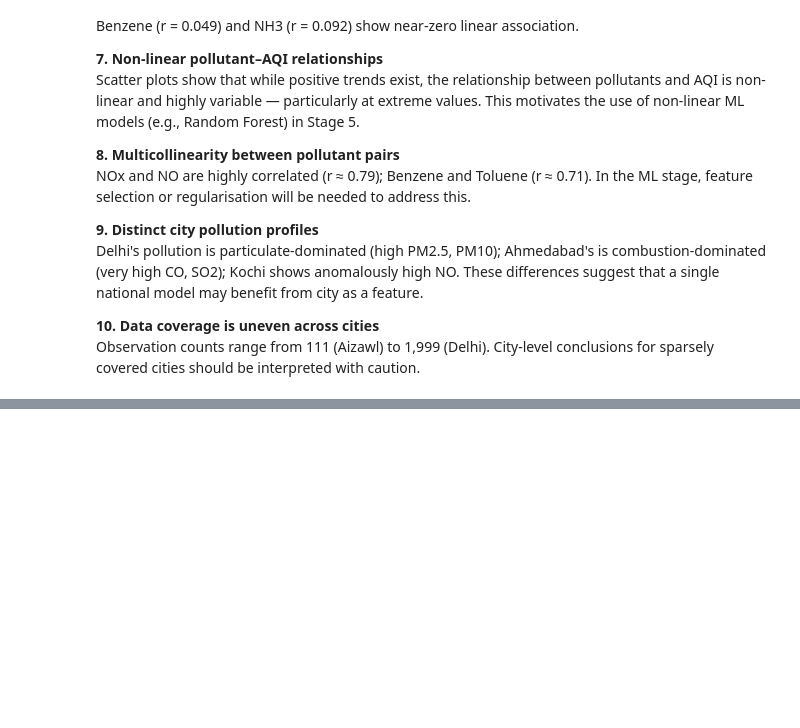
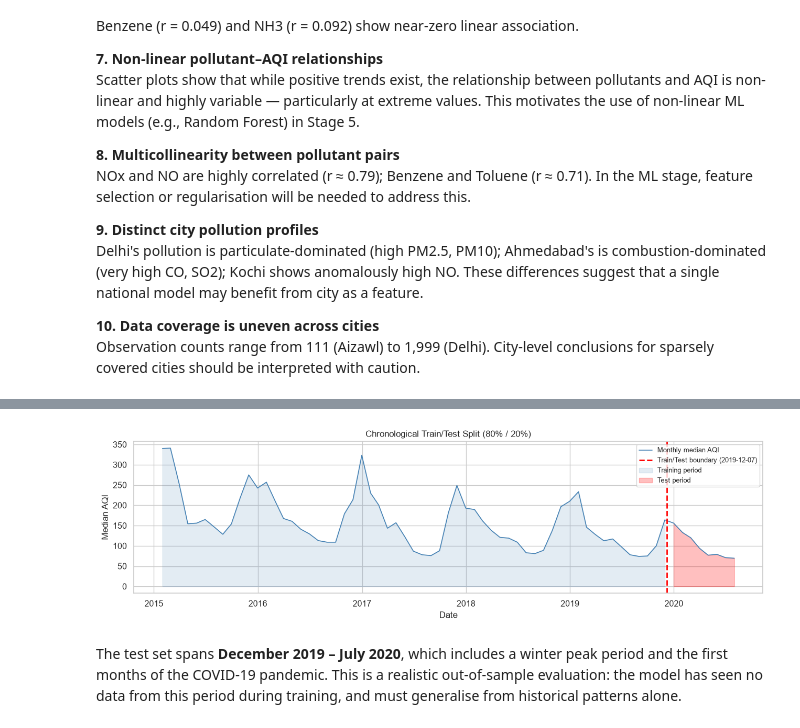
Before and after one commit to jaikishan1234/air-quality-analytics, a Jupyter notebook: notebooks/JaikishanNayak_AirQualityAnalytics.ipynb, the cells around one changed output, grey strips where cells are left out. Saved outputs shown, nothing was run; the diff lists cells and outputs as text; code cells hidden in the pictures; blank space fills up the shorter version.

```diff
--- a/notebooks/JaikishanNayak_AirQualityAnalytics.ipynb
+++ b/notebooks/JaikishanNayak_AirQualityAnalytics.ipynb
@@ -1706,0 +1732,19 @@ Observation counts range from 111 (Aizawl) to 1,999 (Delhi). City-level conclusi
+# %%
+# ── Build dedicated modeling DataFrame ───────────────────────────────────────
+# Start from the cleaned working dataframe (already in memory from Stage 2).
+# Drop rows where AQI is NaN — these cannot be used for supervised regression.
+df_model = (
+    df.dropna(subset=['AQI'])
+    .copy()
+    .sort_values('Date')
+    .reset_index(drop=True)
+)
+
+print(f'Rows in cleaned df        : {len(df):,}')
+print(f'Rows with missing AQI     : {df["AQI"].isna().sum():,}  (excluded from modeling)')
+print(f'Rows in df_model          : {len(df_model):,}')
+print(f'Date range of df_model    : {df_model["Date"].min().date()} → {df_model["Date"].max().date()}')
+print(f'Unique cities in df_model : {df_model["City"].nunique()}')
+print()
+print('Columns in df_model:')
+print(list(df_model.columns))
@@ -1706,0 +1969,30 @@ Observation counts range from 111 (Aizawl) to 1,999 (Delhi). City-level conclusi
+# %%
+# ── Visualise the train/test split boundary ───────────────────────────────────
+fig, ax = plt.subplots(figsize=(13, 4))
+
+# Plot median AQI per month for visual context
+_monthly = df_model.set_index('Date')['AQI'].resample('ME').median()
+ax.plot(_monthly.index, _monthly.values, color='steelblue', linewidth=1.2,
+        label='Monthly median AQI')
+
+# Split boundary
+split_date = df_test['Date'].min()
+ax.axvline(split_date, color='red', linewidth=2, linestyle='--',
+           label=f'Train/Test boundary ({split_date.date()})')
+ax.fill_between(_monthly.index, 0, _monthly.values,
+                where=[d < split_date for d in _monthly.index],
+                alpha=0.15, color='steelblue', label='Training period')
+ax.fill_between(_monthly.index, 0, _monthly.values,
+                where=[d >= split_date for d in _monthly.index],
+                alpha=0.25, color='red', label='Test period')
+
+ax.set_xlabel('Date')
+ax.set_ylabel('Median AQI')
+ax.set_title('Chronological Train/Test Split (80% / 20%)')
+ax.legend(fontsize=9)
+plt.tight_layout()
+plt.show()
+# %% [output]
+[figure, added]
+# %% [markdown]
+The test set spans **December 2019 – July 2020**, which includes a winter peak period and the first months of the COVID-19 pandemic. This is a realistic out-of-sample evaluation: the model has seen no data from this period during training, and must generalise from historical patterns alone.
```
Also changed, not shown: parts of 23 cells of this notebook, 5 other files.
